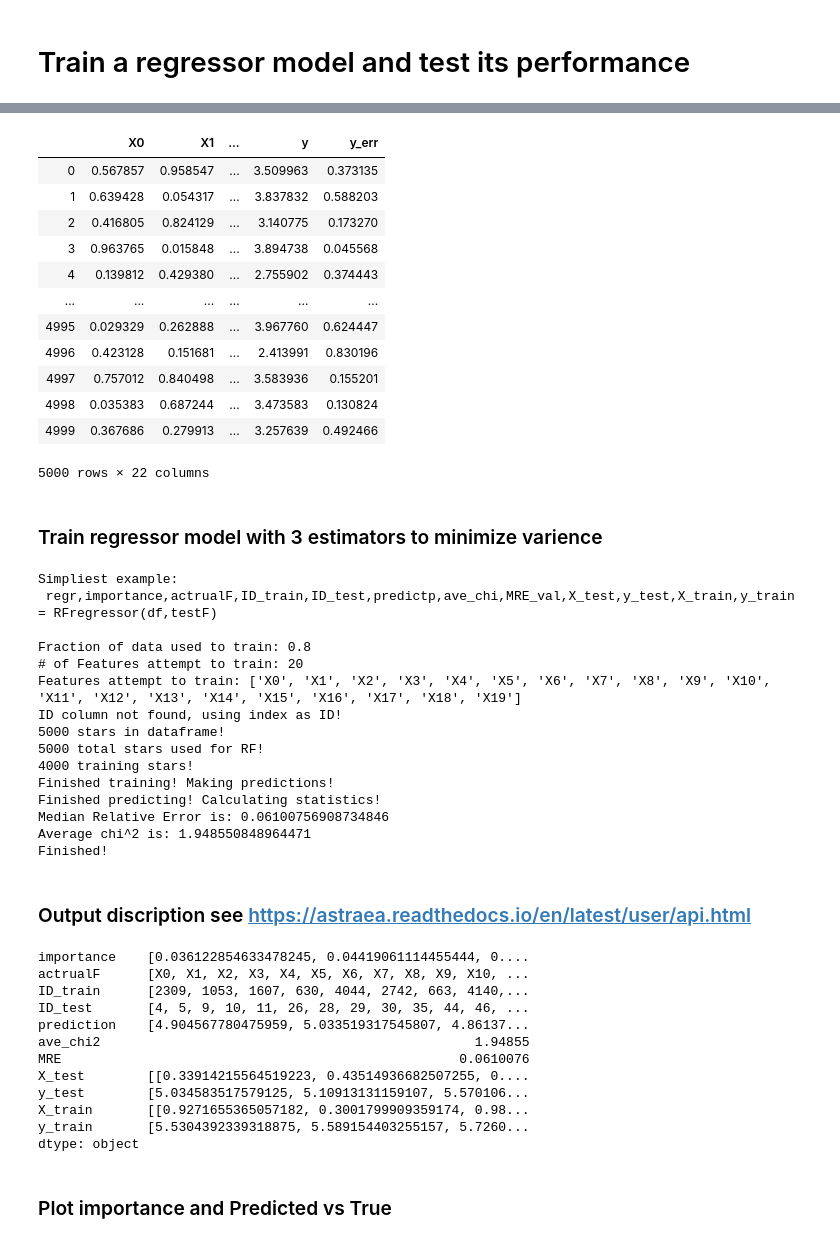
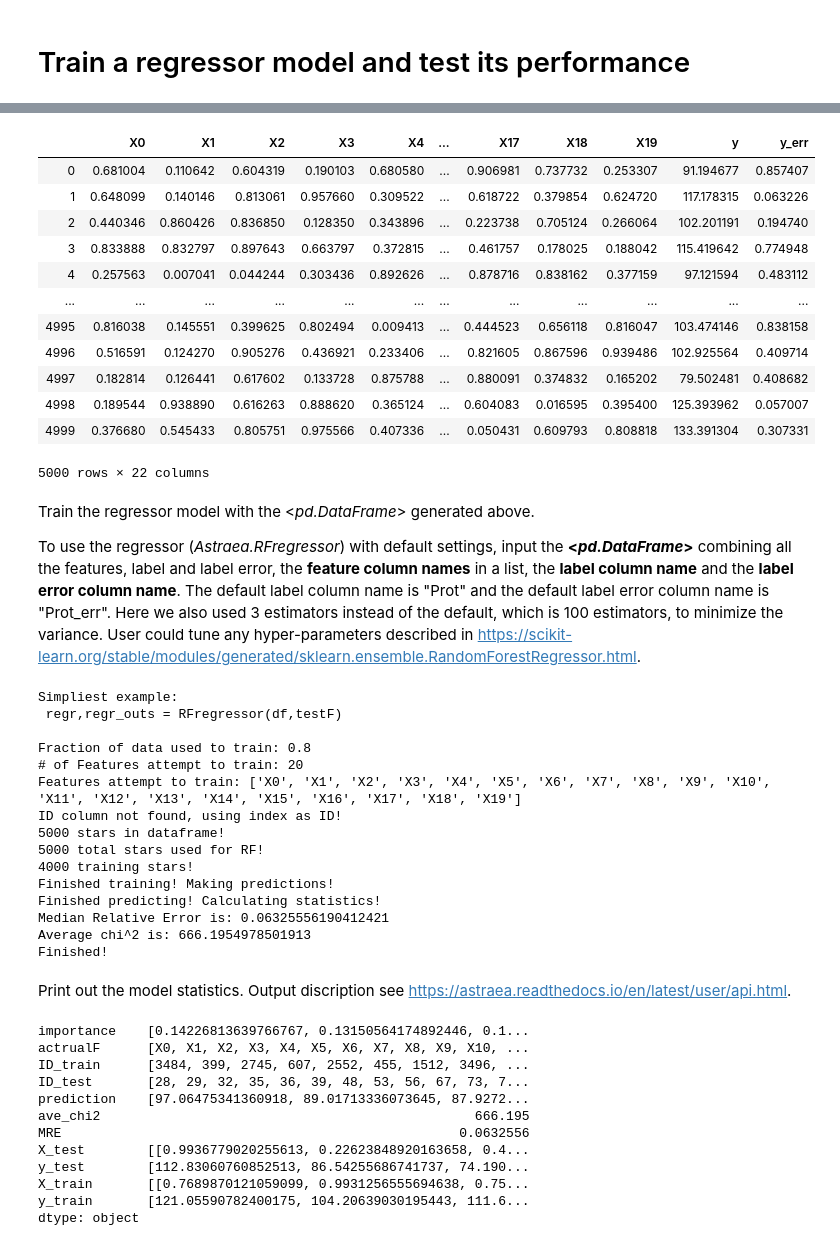
Before and after one commit to lyx12311/Astraea, a Jupyter notebook: docs/_static/Tutorial.ipynb, the cells around one changed output, grey strips where cells are left out. Cells and saved outputs as stored; diff of their text form; code cells hidden in the pictures.

```diff
--- a/docs/_static/Tutorial.ipynb
+++ b/docs/_static/Tutorial.ipynb
@@ -9,39 +13,47 @@ import numpy as np
 # %%
+import Astraea
+import pandas as pd
+import numpy as np
+
 # create random feature matrix with 20 features and 5000 total data points
 X=np.random.rand(5000,20)
 
 # create labels from features
-y=sum([X[:,i]*np.random.rand(1) for i in range(np.shape(X)[1])])
+y=sum([X[:,i]*(20-i) for i in range(np.shape(X)[1])])
 
 # put features and labels into one pandas dataFrame
 X_y=pd.DataFrame(np.hstack((X,np.reshape(y,(5000,1)))),columns=np.append(['X'+str(i) for i in range(np.shape(X)[1])],['y']))
 
 # assign random errors
 X_y['y_err']=np.random.rand(5000)
 
+#pd.set_option("display.max_columns", 10)
+
 X_y
 # %% [output]
-|  | X0 | X1 | ... | y | y_err |
-| 0 | 0.567857 | 0.958547 | ... | 3.509963 | 0.373135 |
-| 1 | 0.639428 | 0.054317 | ... | 3.837832 | 0.588203 |
-| 2 | 0.416805 | 0.824129 | ... | 3.140775 | 0.173270 |
-| 3 | 0.963765 | 0.015848 | ... | 3.894738 | 0.045568 |
-| 4 | 0.139812 | 0.429380 | ... | 2.755902 | 0.374443 |
-| ... | ... | ... | ... | ... | ... |
-| 4995 | 0.029329 | 0.262888 | ... | 3.967760 | 0.624447 |
-| 4996 | 0.423128 | 0.151681 | ... | 2.413991 | 0.830196 |
-| 4997 | 0.757012 | 0.840498 | ... | 3.583936 | 0.155201 |
-| 4998 | 0.035383 | 0.687244 | ... | 3.473583 | 0.130824 |
-| 4999 | 0.367686 | 0.279913 | ... | 3.257639 | 0.492466 |
+|  | X0 | X1 | X2 | X3 | X4 | ... | X17 | X18 | X19 | y | y_err |
+| 0 | 0.681004 | 0.110642 | 0.604319 | 0.190103 | 0.680580 | ... | 0.906981 | 0.737732 | 0.253307 | 91.194677 | 0.857407 |
+| 1 | 0.648099 | 0.140146 | 0.813061 | 0.957660 | 0.309522 | ... | 0.618722 | 0.379854 | 0.624720 | 117.178315 | 0.063226 |
+| 2 | 0.440346 | 0.860426 | 0.836850 | 0.128350 | 0.343896 | ... | 0.223738 | 0.705124 | 0.266064 | 102.201191 | 0.194740 |
+| 3 | 0.833888 | 0.832797 | 0.897643 | 0.663797 | 0.372815 | ... | 0.461757 | 0.178025 | 0.188042 | 115.419642 | 0.774948 |
+| 4 | 0.257563 | 0.007041 | 0.044244 | 0.303436 | 0.892626 | ... | 0.878716 | 0.838162 | 0.377159 | 97.121594 | 0.483112 |
+| ... | ... | ... | ... | ... | ... | ... | ... | ... | ... | ... | ... |
+| 4995 | 0.816038 | 0.145551 | 0.399625 | 0.802494 | 0.009413 | ... | 0.444523 | 0.656118 | 0.816047 | 103.474146 | 0.838158 |
+| 4996 | 0.516591 | 0.124270 | 0.905276 | 0.436921 | 0.233406 | ... | 0.821605 | 0.867596 | 0.939486 | 102.925564 | 0.409714 |
+| 4997 | 0.182814 | 0.126441 | 0.617602 | 0.133728 | 0.875788 | ... | 0.880091 | 0.374832 | 0.165202 | 79.502481 | 0.408682 |
+| 4998 | 0.189544 | 0.938890 | 0.616263 | 0.888620 | 0.365124 | ... | 0.604083 | 0.016595 | 0.395400 | 125.393962 | 0.057007 |
+| 4999 | 0.376680 | 0.545433 | 0.805751 | 0.975566 | 0.407336 | ... | 0.050431 | 0.609793 | 0.808818 | 133.391304 | 0.307331 |
 5000 rows × 22 columns
-# %% [markdown]
-### Train regressor model with 3 estimators to minimize varience
+# %% [markdown]
+Train the regressor model with the <*pd.DataFrame*> generated above.
+
+To use the regressor (*Astraea.RFregressor*) with default settings, input the **<*pd.DataFrame*>** combining all the features, label and label error, the **feature column names** in a list, the **label column name** and the **label error column name**. The default label column name is "Prot" and the default label error column name is "Prot_err". Here we also used 3 estimators instead of the default, which is 100 estimators, to minimize the variance. User could tune any hyper-parameters described in https://scikit-learn.org/stable/modules/generated/sklearn.ensemble.RandomForestRegressor.html.
 # %%
 # train the model with default settings
 regr,regr_outs=Astraea.RFregressor(X_y,['X'+str(i) for i in range(np.shape(X)[1])],target_var='y',target_var_err='y_err',n_estimators=3)
 # %% [output]
 Simpliest example:
- regr,importance,actrualF,ID_train,ID_test,predictp,ave_chi,MRE_val,X_test,y_test,X_train,y_train = RFregressor(df,testF)
+ regr,regr_outs = RFregressor(df,testF)
 
 Fraction of data used to train: 0.8
 # of Features attempt to train: 20
@@ -52,25 +64,23 @@ ID column not found, using index as ID!
 4000 training stars!
 Finished training! Making predictions!
 Finished predicting! Calculating statistics!
-Median Relative Error is: 0.06100756908734846
-Average chi^2 is: 1.948550848964471
+Median Relative Error is: 0.06325556190412421
+Average chi^2 is: 666.1954978501913
 Finished!
 # %% [markdown]
-### Output discription see https://astraea.readthedocs.io/en/latest/user/api.html
+Print out the model statistics. Output discription see https://astraea.readthedocs.io/en/latest/user/api.html.
 # %%
 regr_outs
 # %% [output]
-importance    [0.036122854633478245, 0.04419061114455444, 0....
+importance    [0.14226813639766767, 0.13150564174892446, 0.1...
 actrualF      [X0, X1, X2, X3, X4, X5, X6, X7, X8, X9, X10, ...
-ID_train      [2309, 1053, 1607, 630, 4044, 2742, 663, 4140,...
-ID_test       [4, 5, 9, 10, 11, 26, 28, 29, 30, 35, 44, 46, ...
-prediction    [4.904567780475959, 5.033519317545807, 4.86137...
-ave_chi2                                                1.94855
-MRE                                                   0.0610076
-X_test        [[0.33914215564519223, 0.43514936682507255, 0....
-y_test        [5.034583517579125, 5.10913131159107, 5.570106...
-X_train       [[0.9271655365057182, 0.3001799909359174, 0.98...
-y_train       [5.5304392339318875, 5.589154403255157, 5.7260...
+ID_train      [3484, 399, 2745, 607, 2552, 455, 1512, 3496, ...
+ID_test       [28, 29, 32, 35, 36, 39, 48, 53, 56, 67, 73, 7...
+prediction    [97.06475341360918, 89.01713336073645, 87.9272...
+ave_chi2                                                666.195
+MRE                                                   0.0632556
+X_test        [[0.9936779020255613, 0.22623848920163658, 0.4...
+y_test        [112.83060760852513, 86.54255686741737, 74.190...
+X_train       [[0.7689870121059099, 0.9931256555694638, 0.75...
+y_train       [121.05590782400175, 104.20639030195443, 111.6...
 dtype: object
-# %% [markdown]
-### Plot importance and Predicted vs True
```
Also changed, not shown: parts of 14 cells of this notebook, 1 other file.
